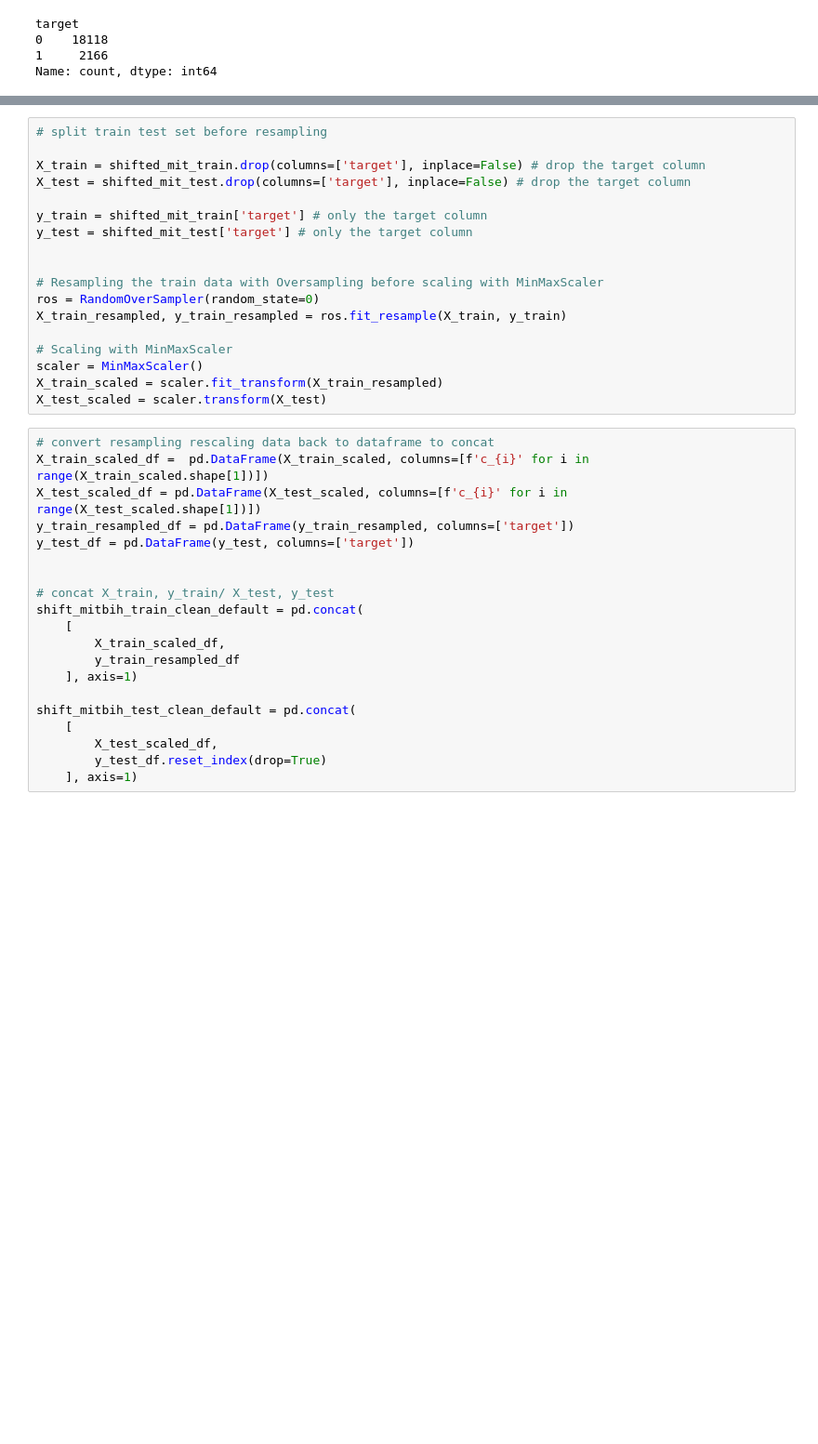
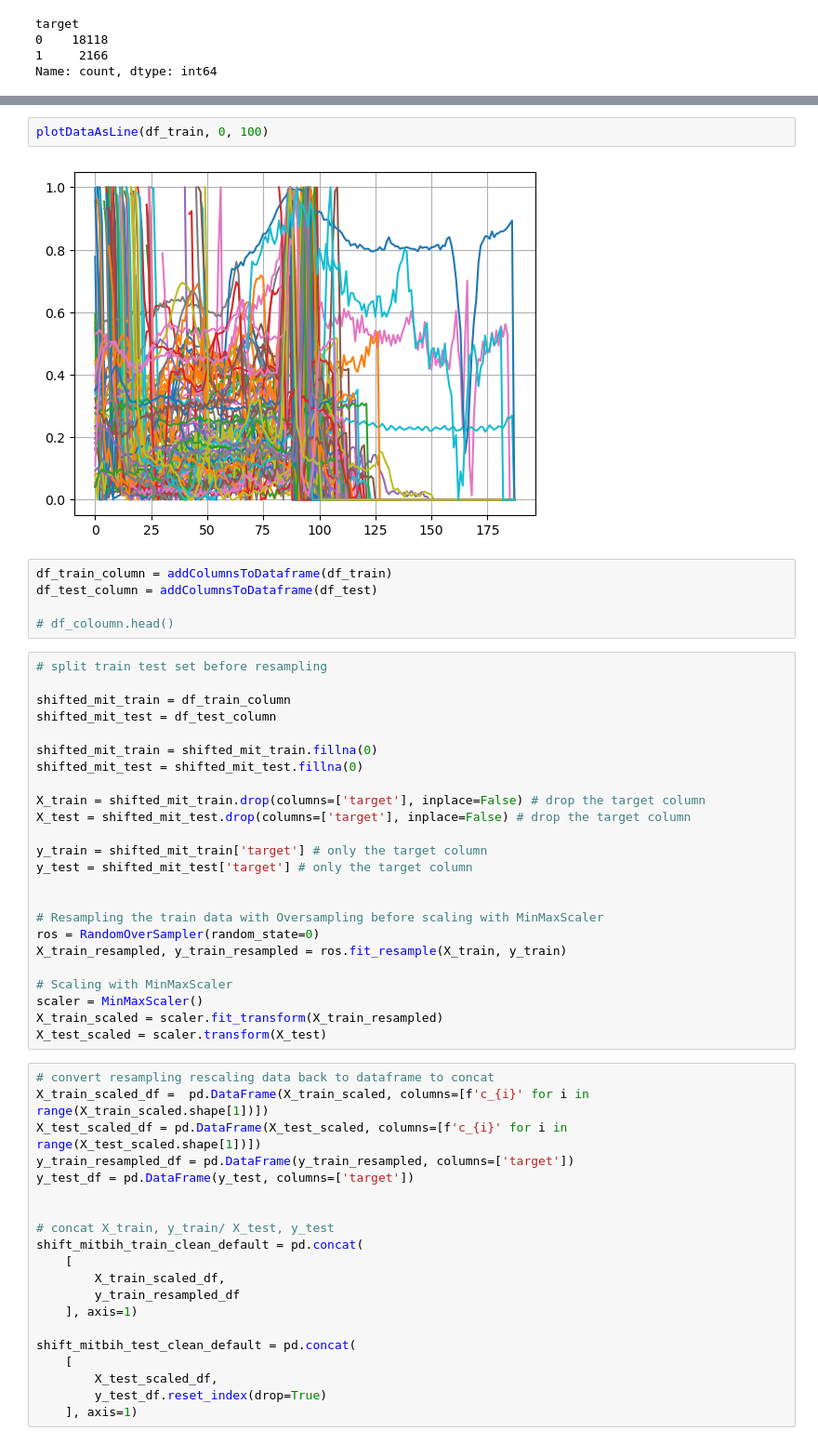
Before and after one commit to Ping-YUAN/heartbeat-analysis-ai, a Jupyter notebook: notebooks/preprocessing_mit_shift_minmax_oversampling.ipynb, the cells around one changed output, grey strips where cells are left out. Shown at 93% size. Saved outputs shown, nothing was run; the diff lists cells and outputs as text; blank space fills up the shorter version.

```diff
--- a/notebooks/preprocessing_mit_shift_minmax_oversampling.ipynb
+++ b/notebooks/preprocessing_mit_shift_minmax_oversampling.ipynb
@@ -285,5 +233,20 @@ plot_histograms_by_target(shifted_mit_test, 'target', "Histograms of Shifted Tes
+# %%
+plotDataAsLine(df_train, 0, 100)
+# %% [output]
+[figure, added]
+# %%
+df_train_column = addColumnsToDataframe(df_train)
+df_test_column = addColumnsToDataframe(df_test)
+
+# df_coloumn.head()
 # %%
 # split train test set before resampling
+
+shifted_mit_train = df_train_column
+shifted_mit_test = df_test_column
+
+shifted_mit_train = shifted_mit_train.fillna(0)
+shifted_mit_test = shifted_mit_test.fillna(0)
 
 X_train = shifted_mit_train.drop(columns=['target'], inplace=False) # drop the target column
 X_test = shifted_mit_test.drop(columns=['target'], inplace=False) # drop the target column
```
Also changed, not shown: parts of 11 cells of this notebook, 4 other files.
